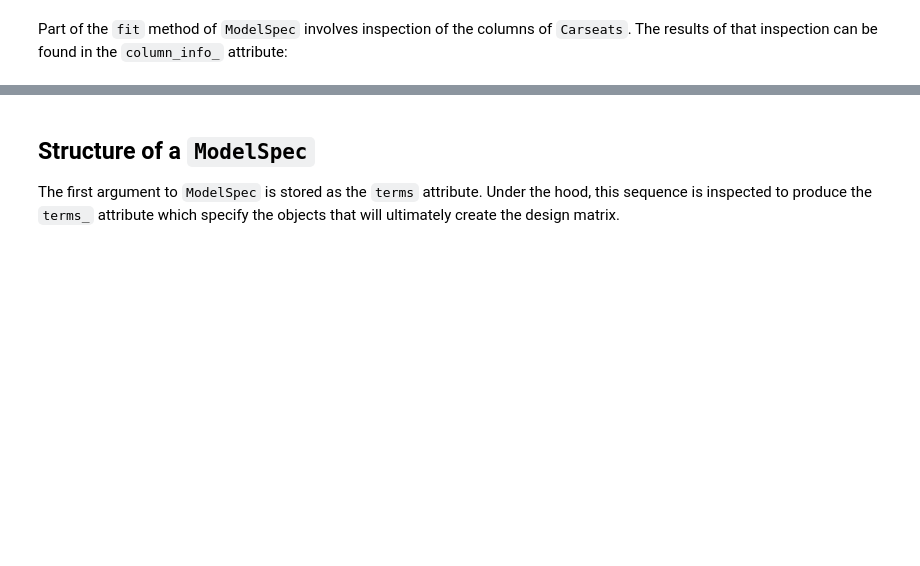
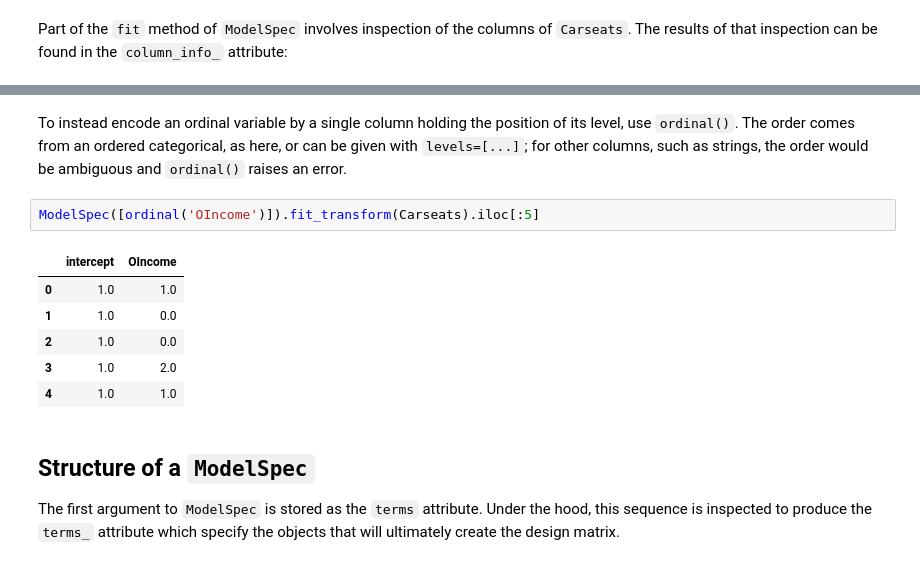
Before and after one commit to intro-stat-learning/ISLP, a Jupyter notebook: docs/jupyterbook/models/spec.ipynb, the cells around one changed output, grey strips where cells are left out. Saved outputs shown, nothing was run; the diff lists cells and outputs as text; blank space fills up the shorter version.

```diff
--- a/docs/jupyterbook/models/spec.ipynb
+++ b/docs/jupyterbook/models/spec.ipynb
@@ -204,3 +207,18 @@ MS_order.column_info_
+# %% [markdown]
+To instead encode an ordinal variable by a single column holding the
+position of its level, use `ordinal()`. The order comes from an ordered
+categorical, as here, or can be given with `levels=[...]`; for other
+columns, such as strings, the order would be ambiguous and `ordinal()`
+raises an error.
+# %%
+ModelSpec([ordinal('OIncome')]).fit_transform(Carseats).iloc[:5]
+# %% [output]
+|  | intercept | OIncome |
+| 0 | 1.0 | 1.0 |
+| 1 | 1.0 | 0.0 |
+| 2 | 1.0 | 0.0 |
+| 3 | 1.0 | 2.0 |
+| 4 | 1.0 | 1.0 |
 # %% [markdown]
 ## Structure of a `ModelSpec`
 
```
Also changed, not shown: parts of 3 cells of this notebook, 2 other files.
